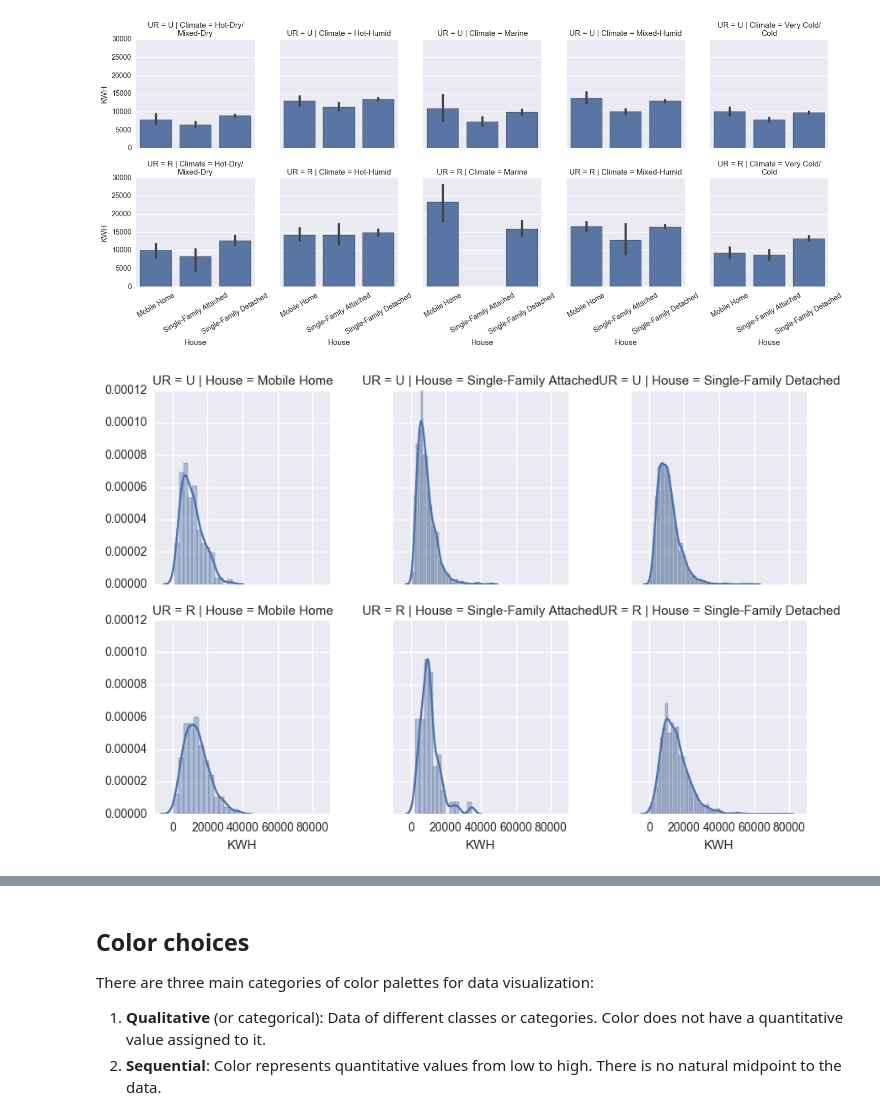
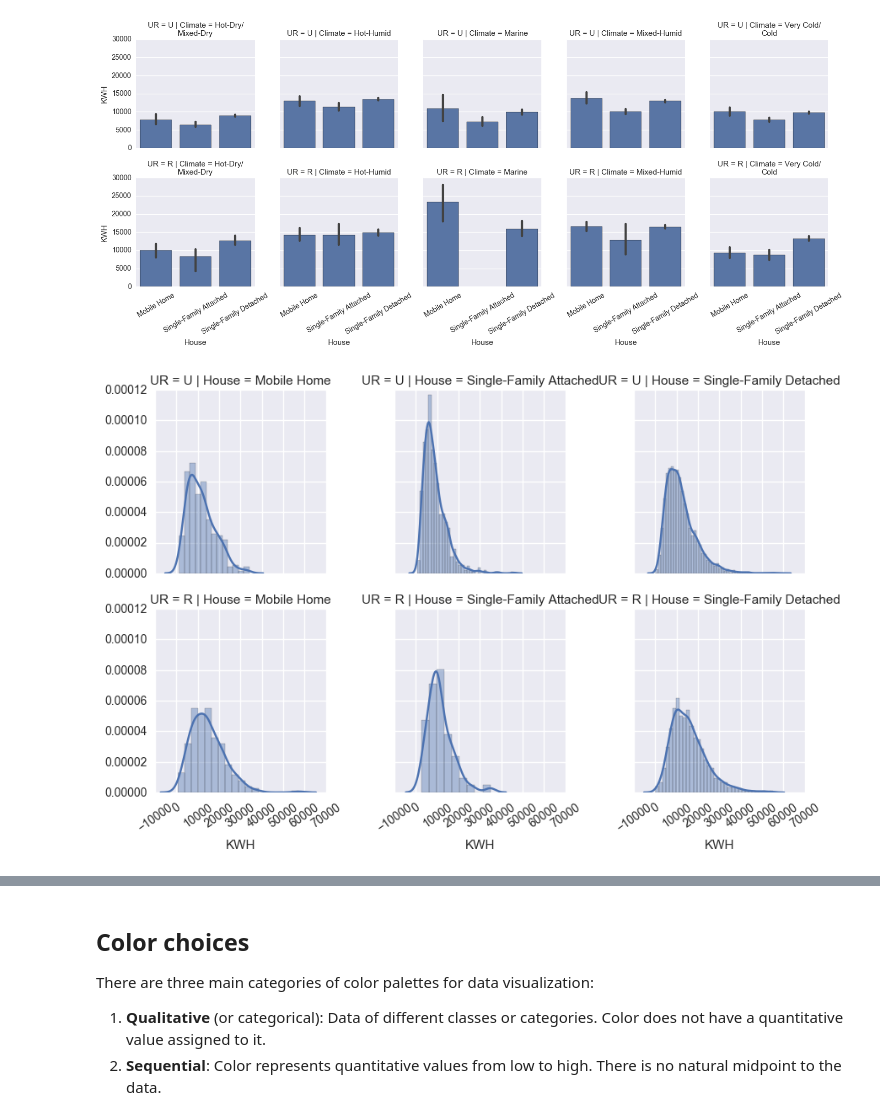
Before and after one commit to gschivley/Visualization-tutorial, a Jupyter notebook: Visualization tutorial.ipynb, the cells around one changed output, grey strips where cells are left out. Cells and saved outputs as stored; diff of their text form; code cells hidden in the pictures.

```diff
--- a/Visualization tutorial.ipynb
+++ b/Visualization tutorial.ipynb
@@ -254,6 +254,7 @@ g.set_xticklabels(rotation=30)
 # %%
 g = sns.FacetGrid(house, row='UR', col='House')
 g.map(sns.distplot, 'KWH')
+g.set_xticklabels(rotation=35)
 plt.tight_layout()
 # %% [output]
-[figure, old version]
+[figure, new version]
```
Also changed, not shown: parts of 8 cells of this notebook.
